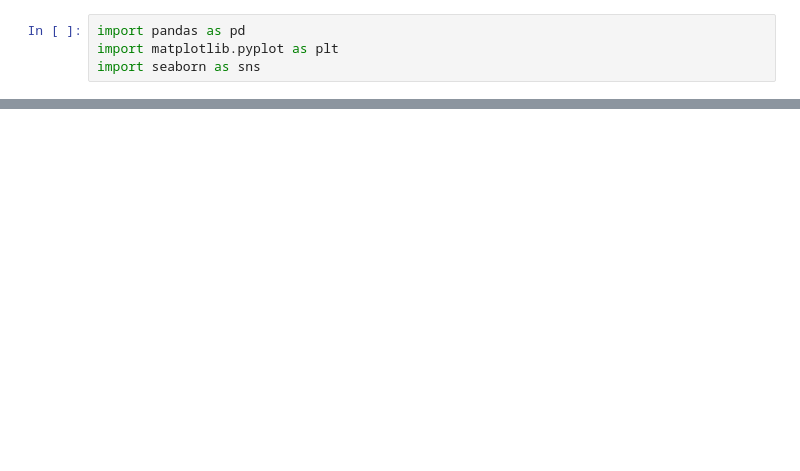
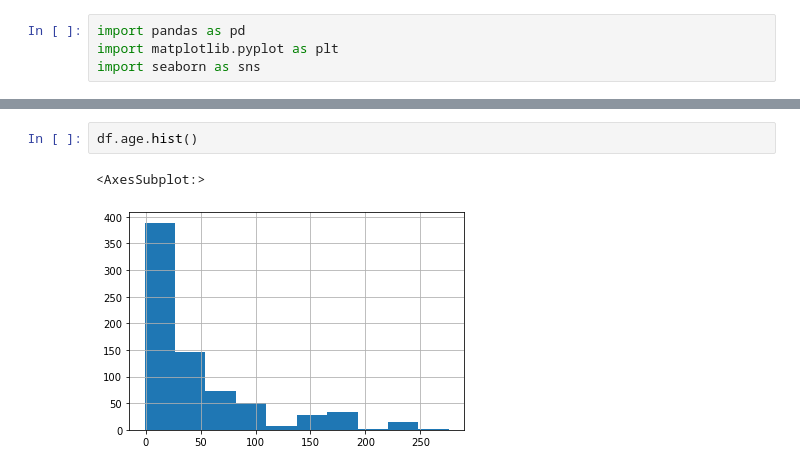
Before and after one commit to reidvogel/Final_Project, a Jupyter notebook: eda.ipynb, the cells around one changed output, grey strips where cells are left out. Cells and saved outputs as stored; diff of their text form; blank space fills up the shorter version.

```diff
--- a/eda.ipynb
+++ b/eda.ipynb
@@ -116,0 +55,5 @@ df['num_comp'] = df['Competitors'].apply(lambda x: len(x.split(',')) if x != '-1
+# %%
+df.age.hist()
+# %% [output]
+<AxesSubplot:>
+[figure, added]
```
Also changed, not shown: parts of 33 cells of this notebook, 3 other files.
